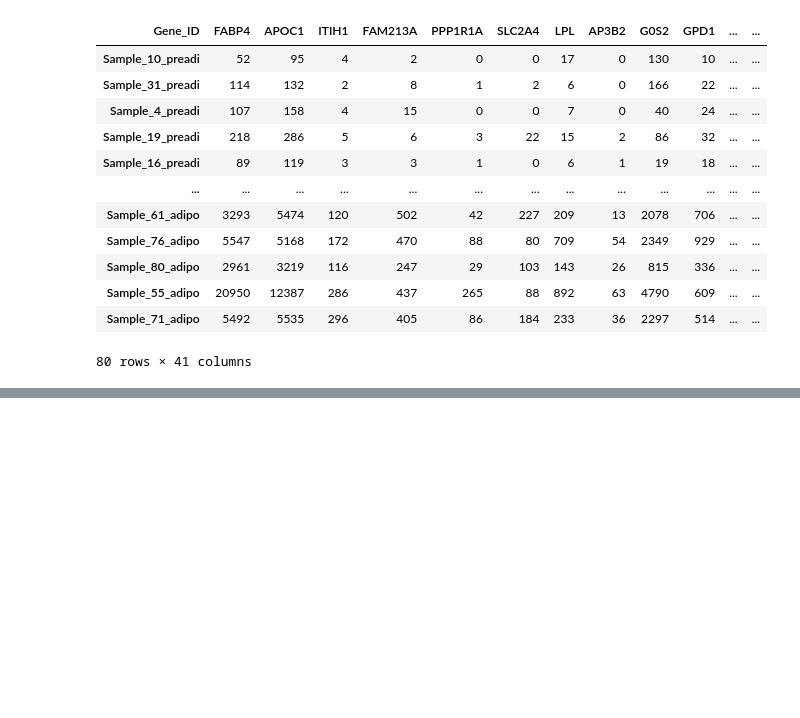
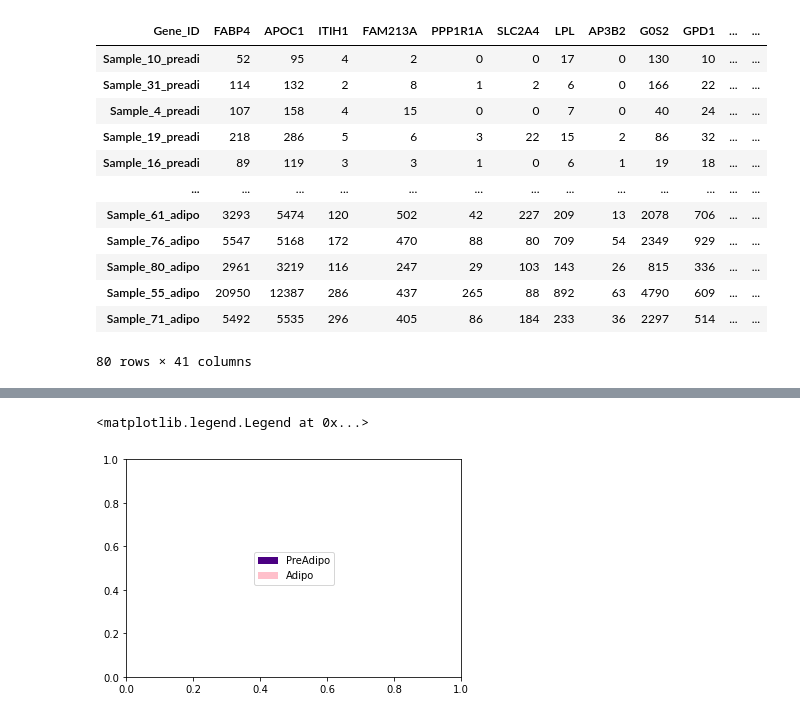
Before and after one commit to CamilleChallier/Transcriptomics_project, a Jupyter notebook: guillaume.ipynb, the cells around one changed output, grey strips where cells are left out. Drawn from its saved outputs; the diff is of its cells as text; code cells hidden in the pictures; blank space fills up the shorter version.

```diff
--- a/guillaume.ipynb
+++ b/guillaume.ipynb
@@ -384,0 +392,12 @@ sns.clustermap(cluster_df.iloc[:,:-1], standard_scale=1, row_colors=row_colors,
+# %%
+legend_elements = [Patch(facecolor='indigo',
+                         label='PreAdipo'),
+                   Patch(facecolor='pink',
+                         label='Adipo')]
+
+# Create the figure
+fig, ax = plt.subplots()
+ax.legend(handles=legend_elements, loc='center')
+# %% [output]
+<matplotlib.legend.Legend at 0x...>
+[figure, added]
```
Also changed, not shown: parts of 2 cells of this notebook.
